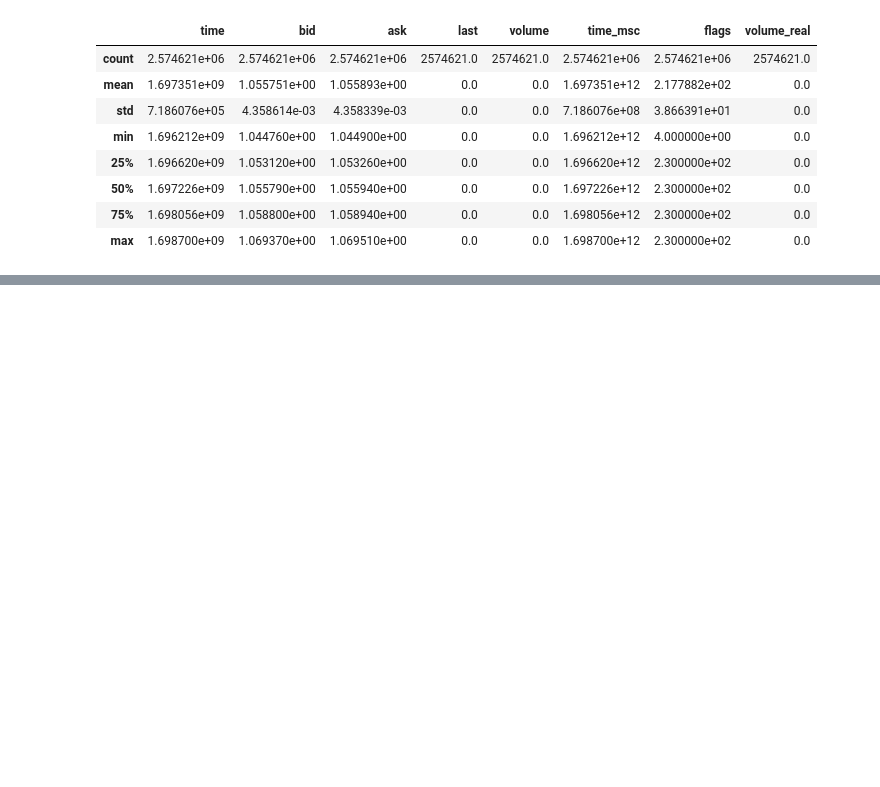
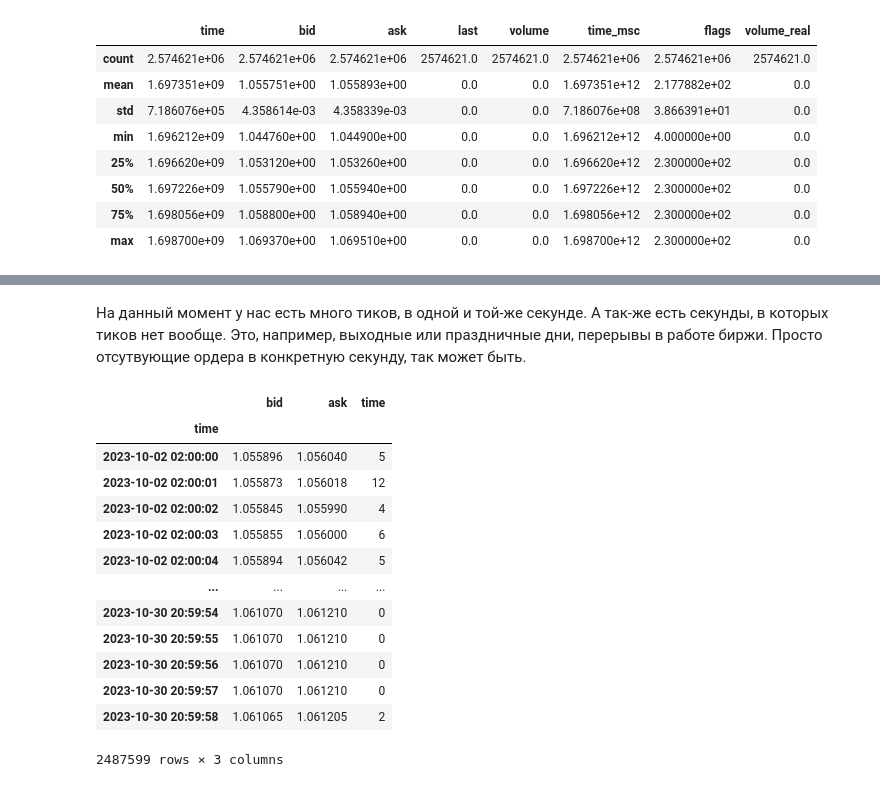
Before and after one commit to trigubov/DW_data_science_ls1, a Jupyter notebook: Skillfactory/DIPLOM/Дипломная_работа_Тригубов.ipynb, the cells around one changed output, grey strips where cells are left out. Cells and saved outputs as stored; diff of their text form; code cells hidden in the pictures; blank space fills up the shorter version.

```diff
--- a/Skillfactory/DIPLOM/Дипломная_работа_Тригубов.ipynb
+++ b/Skillfactory/DIPLOM/Дипломная_работа_Тригубов.ipynb
@@ -158,0 +198,33 @@ ticks_frame.describe()
+# %% [markdown]
+На данный момент у нас есть много тиков, в одной и той-же секунде. А так-же есть секунды, в которых тиков нет вообще. Это, например, выходные или праздничные дни, перерывы в работе биржи. Просто отсутвующие ордера в конкретную секунду, так может быть.
+# %%
+# проведем ресемплирование тиковых данных в среднее значение с периодом 1 секунда
+# колебания цены в течении секунды не так важны
+# так-же добавим в ресемплированные данные колонку с количеством тиков в секунду, возможно, это ценная информация:
+# если в секунду было много тиков, то это может говорить о том, что в этот момент было много сделок, и это может быть важной информацией
+
+ticks_frame = ticks_frame.resample('1S', on='time').agg({'bid':'mean', 'ask':'mean', 'time':'count'})
+
+# недостающие значения заполним интерполяцией
+# ticks_frame = ticks_frame.interpolate(method='time')
+
+# недостающие значения заполним предыдущими значениями,
+ticks_frame = ticks_frame.fillna(method='ffill')
+
+# выведем данные
+ticks_frame
+# %% [output]
+|  | bid | ask | time |
+| time |  |  |  |
+| 2023-10-02 02:00:00 | 1.055896 | 1.056040 | 5 |
+| 2023-10-02 02:00:01 | 1.055873 | 1.056018 | 12 |
+| 2023-10-02 02:00:02 | 1.055845 | 1.055990 | 4 |
+| 2023-10-02 02:00:03 | 1.055855 | 1.056000 | 6 |
+| 2023-10-02 02:00:04 | 1.055894 | 1.056042 | 5 |
+| ... | ... | ... | ... |
+| 2023-10-30 20:59:54 | 1.061070 | 1.061210 | 0 |
+| 2023-10-30 20:59:55 | 1.061070 | 1.061210 | 0 |
+| 2023-10-30 20:59:56 | 1.061070 | 1.061210 | 0 |
+| 2023-10-30 20:59:57 | 1.061070 | 1.061210 | 0 |
+| 2023-10-30 20:59:58 | 1.061065 | 1.061205 | 2 |
+2487599 rows × 3 columns
```
Also changed, not shown: parts of 27 cells of this notebook, 3 other files.
